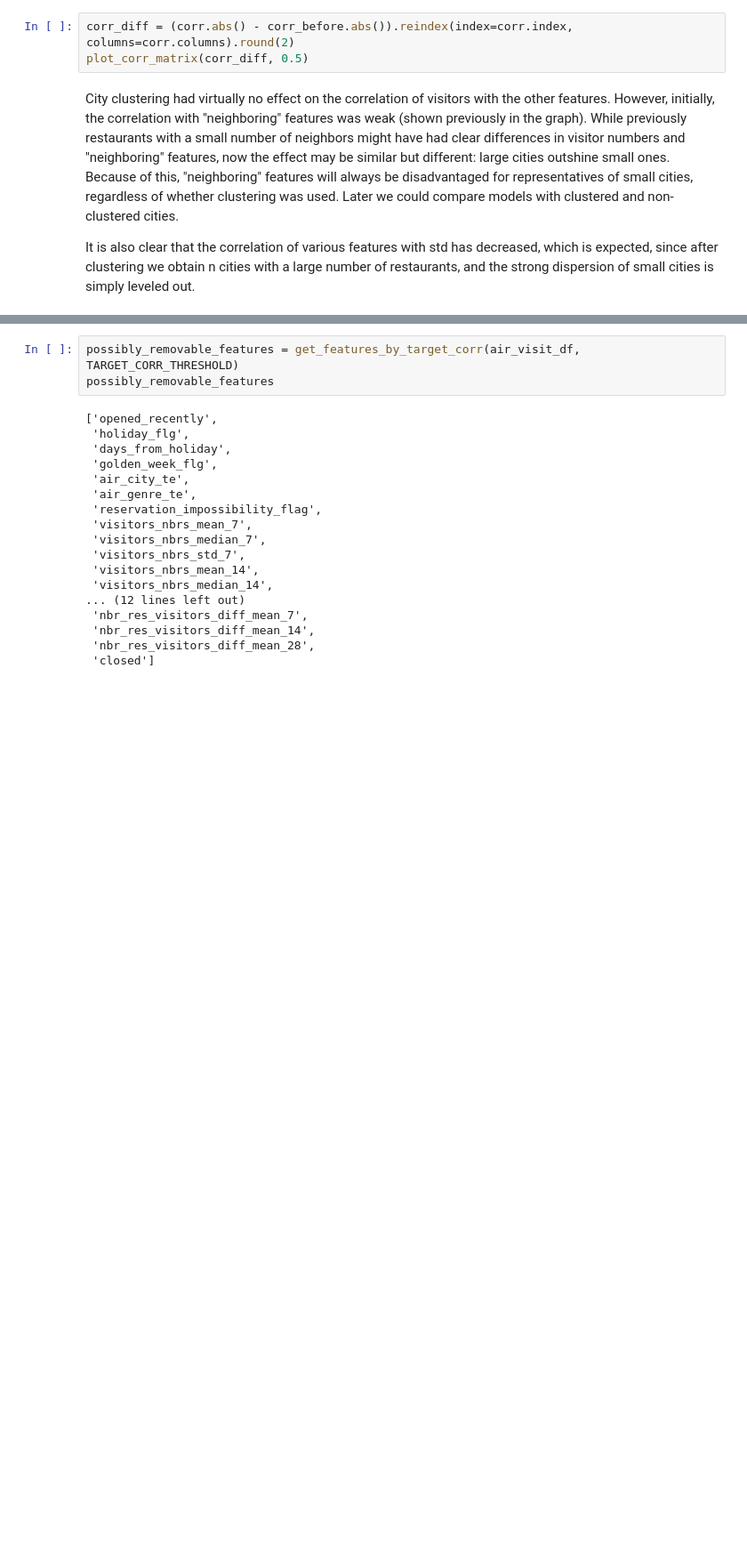
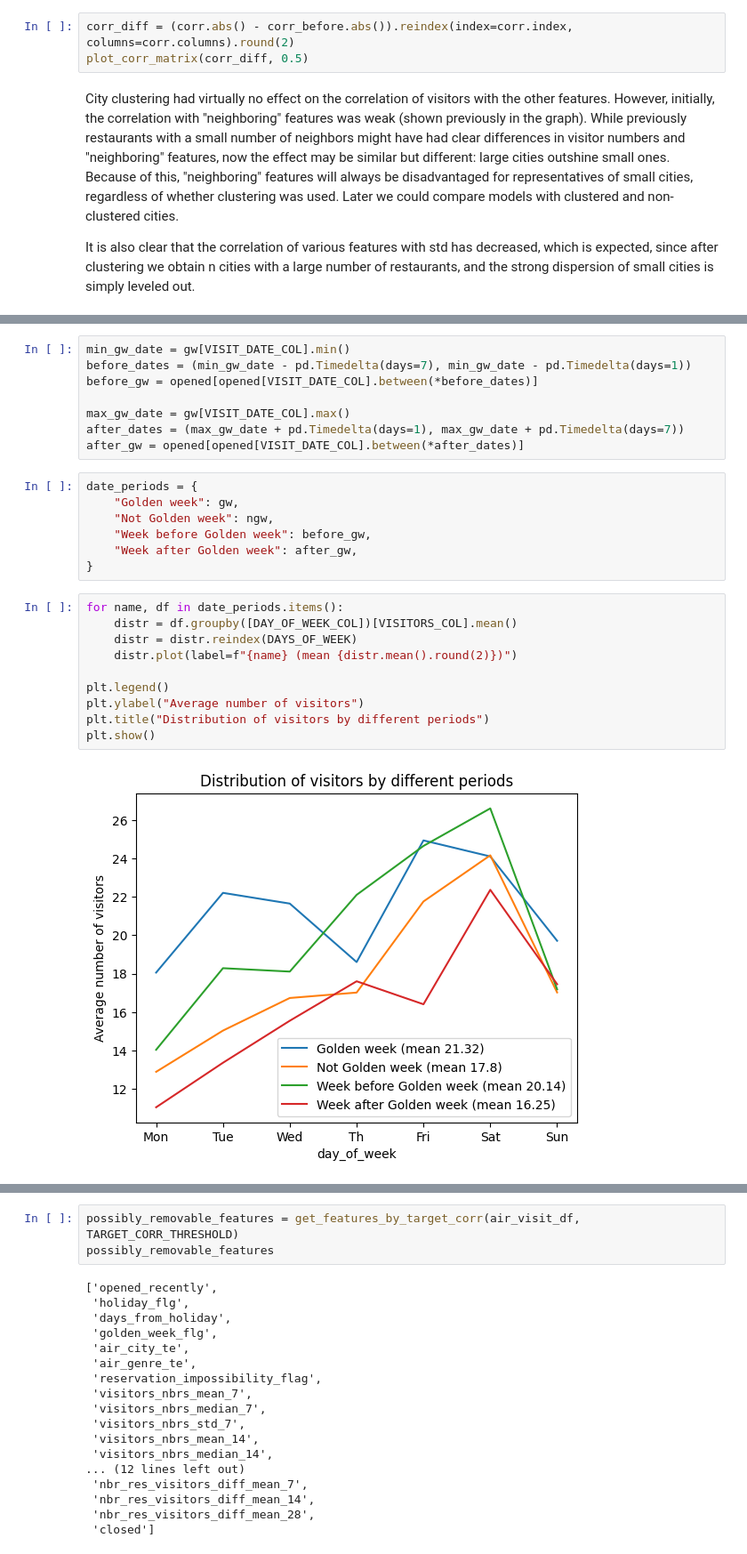
Before and after one commit to Lymuthien/mentoring_program, a Jupyter notebook: notebooks/2.1-feature-exploring.ipynb, the cells around one changed output, grey strips where cells are left out. Shown at 89% size. Drawn from its saved outputs; the diff is of its cells as text; blank space fills up the shorter version.

```diff
--- a/notebooks/2.1-feature-exploring.ipynb
+++ b/notebooks/2.1-feature-exploring.ipynb
@@ -292,0 +297,27 @@ The two samples are distributed slightly differently. During the golden week, va
+# %%
+min_gw_date = gw[VISIT_DATE_COL].min()
+before_dates = (min_gw_date - pd.Timedelta(days=7), min_gw_date - pd.Timedelta(days=1))
+before_gw = opened[opened[VISIT_DATE_COL].between(*before_dates)]
+
+max_gw_date = gw[VISIT_DATE_COL].max()
+after_dates = (max_gw_date + pd.Timedelta(days=1), max_gw_date + pd.Timedelta(days=7))
+after_gw = opened[opened[VISIT_DATE_COL].between(*after_dates)]
+# %%
+date_periods = {
+    "Golden week": gw,
+    "Not Golden week": ngw,
+    "Week before Golden week": before_gw,
+    "Week after Golden week": after_gw,
+}
+# %%
+for name, df in date_periods.items():
+    distr = df.groupby([DAY_OF_WEEK_COL])[VISITORS_COL].mean()
+    distr = distr.reindex(DAYS_OF_WEEK)
+    distr.plot(label=f"{name} (mean {distr.mean().round(2)})")
+
+plt.legend()
+plt.ylabel("Average number of visitors")
+plt.title("Distribution of visitors by different periods")
+plt.show()
+# %% [output]
+[figure, added]
```
Also changed, not shown: parts of 28 cells of this notebook, 1 other file.
